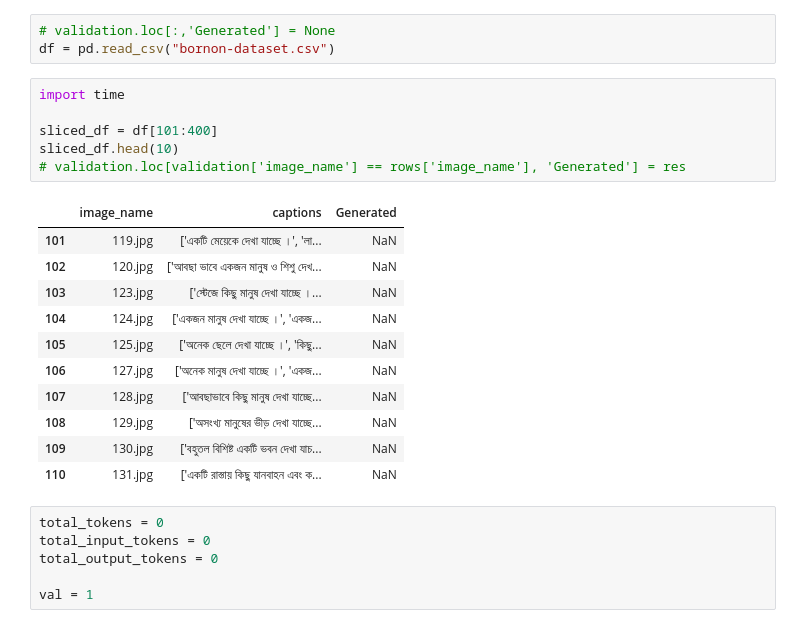
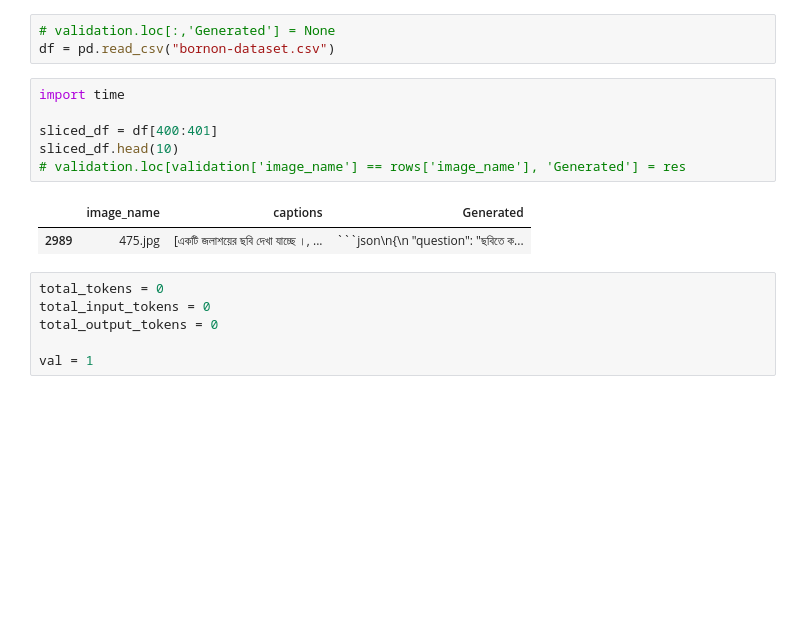
Before and after one commit to souroveskb/VQA, a Jupyter notebook: data_validation.ipynb, the cells around one changed output. Drawn from its saved outputs; the diff is of its cells as text; blank space fills up the shorter version.

````diff
--- a/data_validation.ipynb
+++ b/data_validation.ipynb
@@ -148,21 +188,12 @@ df = pd.read_csv("bornon-dataset.csv")
 # %%
 import time
 
-sliced_df = df[101:400]
+sliced_df = df[400:401]
 sliced_df.head(10)
 # validation.loc[validation['image_name'] == rows['image_name'], 'Generated'] = res
 # %% [output]
 |  | image_name | captions | Generated |
-| 101 | 119.jpg | ['একটি মেয়েকে দেখা যাচ্ছে ।', 'লা... | NaN |
-| 102 | 120.jpg | ['আবছা ভাবে একজন মানুষ ও শিশু দেখ... | NaN |
-| 103 | 123.jpg | ['স্টেজে কিছু মানুষ দেখা যাচ্ছে ।... | NaN |
-| 104 | 124.jpg | ['একজন মানুষ দেখা যাচ্ছে ।', 'একজ... | NaN |
-| 105 | 125.jpg | ['অনেক ছেলে দেখা যাচ্ছে ।', 'কিছু... | NaN |
-| 106 | 127.jpg | ['অনেক মানুষ দেখা যাচ্ছে ।', 'একজ... | NaN |
-| 107 | 128.jpg | ['আবছাভাবে কিছু মানুষ দেখা যাচ্ছে... | NaN |
-| 108 | 129.jpg | ['অসংখ্য মানুষের ভীড় দেখা যাচ্ছে... | NaN |
-| 109 | 130.jpg | ['বহুতল বিশিষ্ট একটি ভবন দেখা যাচ... | NaN |
-| 110 | 131.jpg | ['একটি রাস্তায় কিছু যানবাহন এবং ক... | NaN |
+| 2989 | 475.jpg | [একটি জলাশয়ের ছবি দেখা যাচ্ছে ।, ... | ```json\n{\n "question": "ছবিতে ক... |
 # %%
 total_tokens = 0
 total_input_tokens = 0
````
Also changed, not shown: parts of 10 cells of this notebook, 2 other files.
